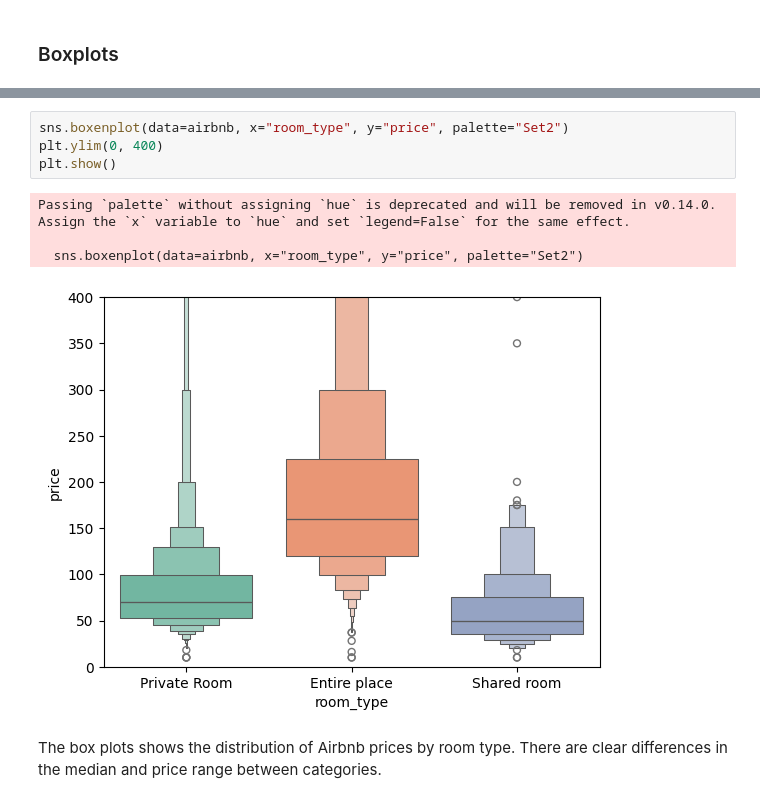
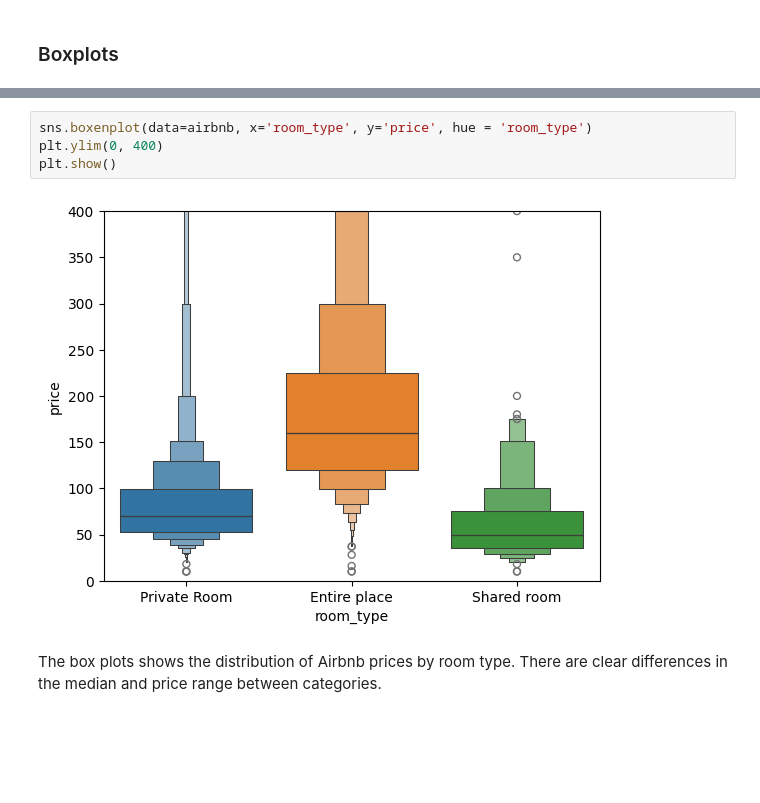
Before and after one commit to kingb6/Data_Preprocessing_Report, a Jupyter notebook: Cleaning_Data_in_Python_live_session.ipynb, the cells around one changed output, grey strips where cells are left out. Drawn from its saved outputs; the diff is of its cells as text; blank space fills up the shorter version.

```diff
--- a/Cleaning_Data_in_Python_live_session.ipynb
+++ b/Cleaning_Data_in_Python_live_session.ipynb
@@ -835,12 +832,9 @@ Passing `palette` without assigning `hue` is deprecated and will be removed in v
 # %%
-sns.boxenplot(data=airbnb, x="room_type", y="price", palette="Set2")
+sns.boxenplot(data=airbnb, x='room_type', y='price', hue = 'room_type')
 plt.ylim(0, 400)
 plt.show()
 # %% [output]
-Passing `palette` without assigning `hue` is deprecated and will be removed in v0.14.0. Assign the `x` variable to `hue` and set `legend=False` for the same effect.
-
-  sns.boxenplot(data=airbnb, x="room_type", y="price", palette="Set2")
-[figure, old version]
+[figure, new version]
 # %% [markdown]
 The box plots shows the distribution of Airbnb prices by room type. There are clear differences in the median and price range between categories.
 # %% [markdown]
```
Also changed, not shown: parts of 2 cells of this notebook.
